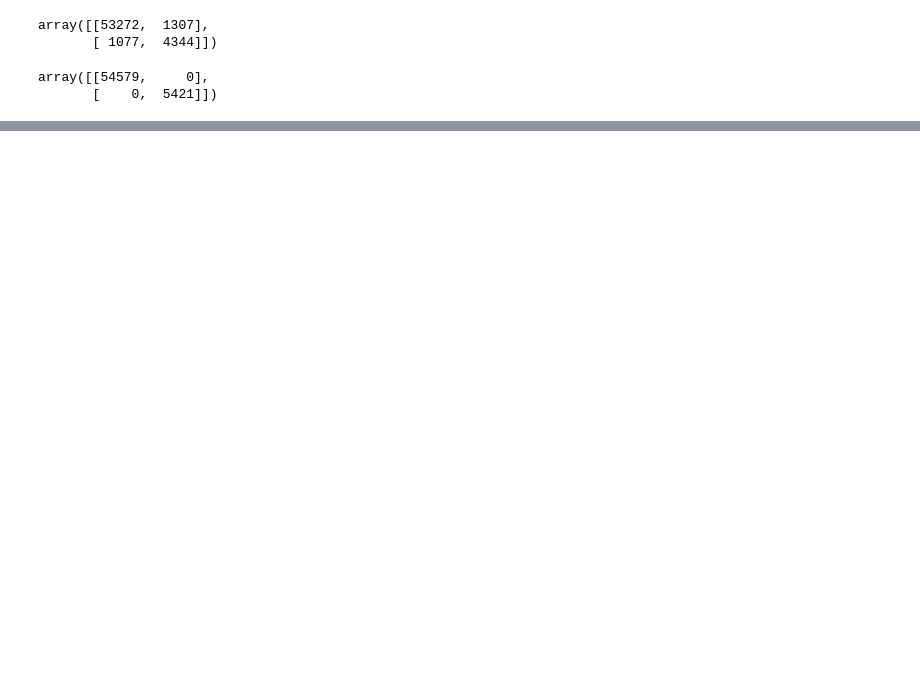
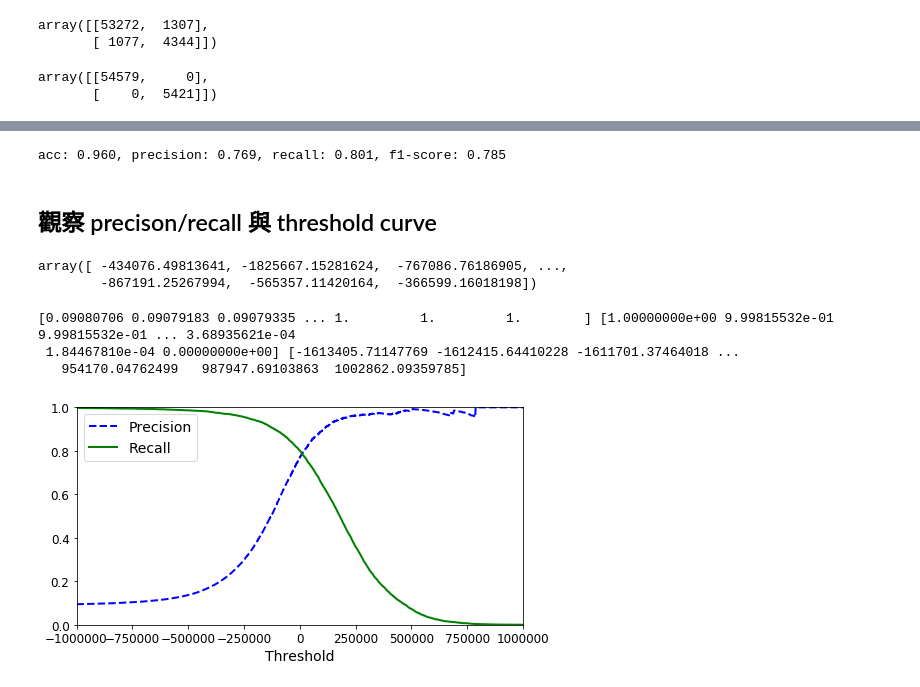
Before and after one commit to kevingo/ml-playground, a Jupyter notebook: classification.ipynb, the cells around one changed output, grey strips where cells are left out. Drawn from its saved outputs; the diff is of its cells as text; code cells hidden in the pictures; blank space fills up the shorter version.

```diff
--- a/classification.ipynb
+++ b/classification.ipynb
@@ -223,0 +243,44 @@ recall_score(y_train_5, y_train_pred)
+# %%
+from sklearn.metrics import precision_score, recall_score, f1_score, accuracy_score
+
+acc = accuracy_score(y_train_5, y_train_pred)
+pre = precision_score(y_train_5, y_train_pred)
+rec = recall_score(y_train_5, y_train_pred)
+f1 = f1_score(y_train_5, y_train_pred)
+
+print('acc: %.3f, precision: %.3f, recall: %.3f, f1-score: %.3f' % (acc, pre, rec, f1))
+# %% [output]
+acc: 0.960, precision: 0.769, recall: 0.801, f1-score: 0.785
+# %% [markdown]
+## 觀察 precison/recall 與 threshold curve
+# %%
+# cross_val_predict return predict results
+y_scores = cross_val_predict(sgd_clf, X_train, y_train_5, cv=3,
+                             method="decision_function")
+y_scores
+# %% [output]
+array([ -434076.49813641, -1825667.15281624,  -767086.76186905, ...,
+        -867191.25267994,  -565357.11420164,  -366599.16018198])
+# %%
+from sklearn.metrics import precision_recall_curve
+
+precisions, recalls, thresholds = precision_recall_curve(y_train_5, y_scores)
+print(precisions, recalls, thresholds)
+# %% [output]
+[0.09080706 0.09079183 0.09079335 ... 1.         1.         1.        ] [1.00000000e+00 9.99815532e-01 9.99815532e-01 ... 3.68935621e-04
+ 1.84467810e-04 0.00000000e+00] [-1613405.71147769 -1612415.64410228 -1611701.37464018 ...
+   954170.04762499   987947.69103863  1002862.09359785]
+# %%
+def plot_precision_recall_vs_threshold(precisions, recalls, thresholds):
+    plt.plot(thresholds, precisions[:-1], "b--", label="Precision", linewidth=2)
+    plt.plot(thresholds, recalls[:-1], "g-", label="Recall", linewidth=2)
+    plt.xlabel("Threshold", fontsize=14)
+    plt.legend(loc="upper left", fontsize=14)
+    plt.ylim([0, 1])
+
+plt.figure(figsize=(8, 4))
+plot_precision_recall_vs_threshold(precisions, recalls, thresholds)
+plt.xlim([-1000000, 1000000])
+plt.show()
+# %% [output]
+[figure, added]
```
Also changed, not shown: parts of 33 cells of this notebook.
